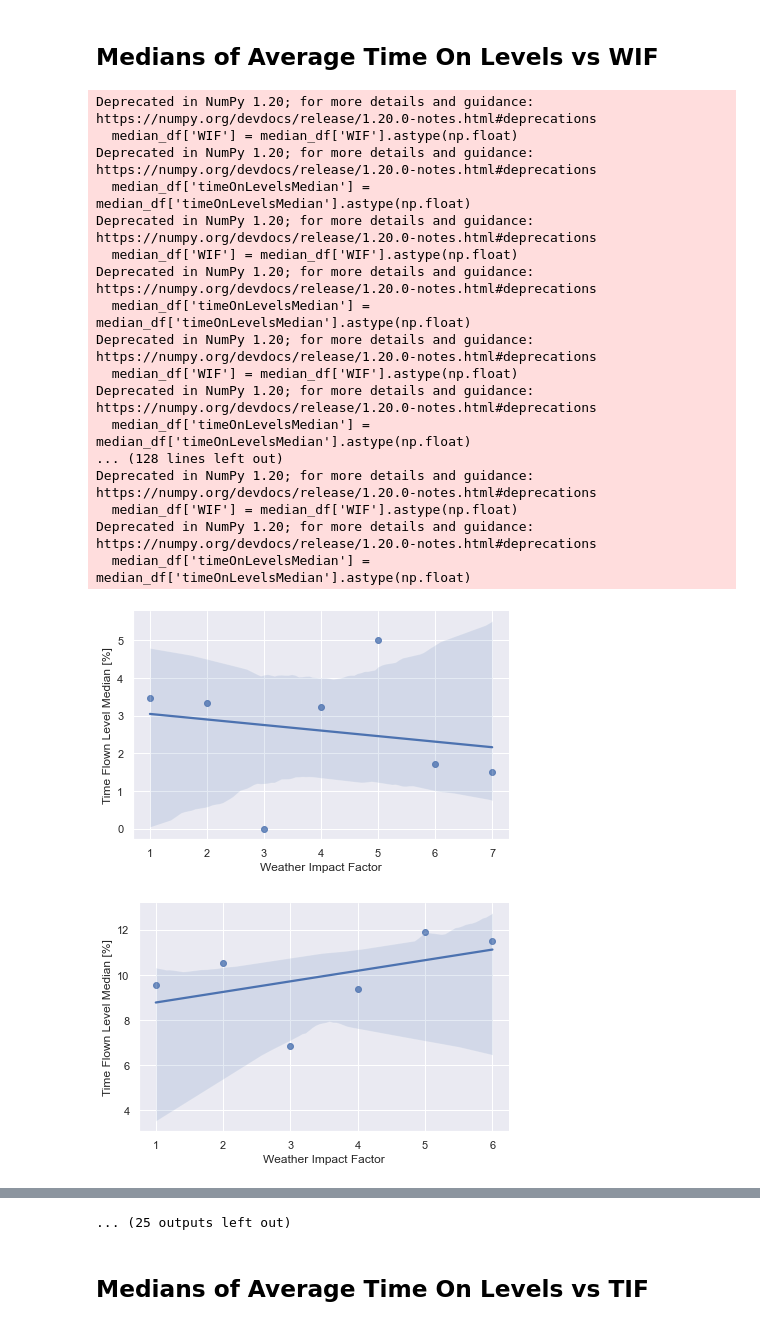
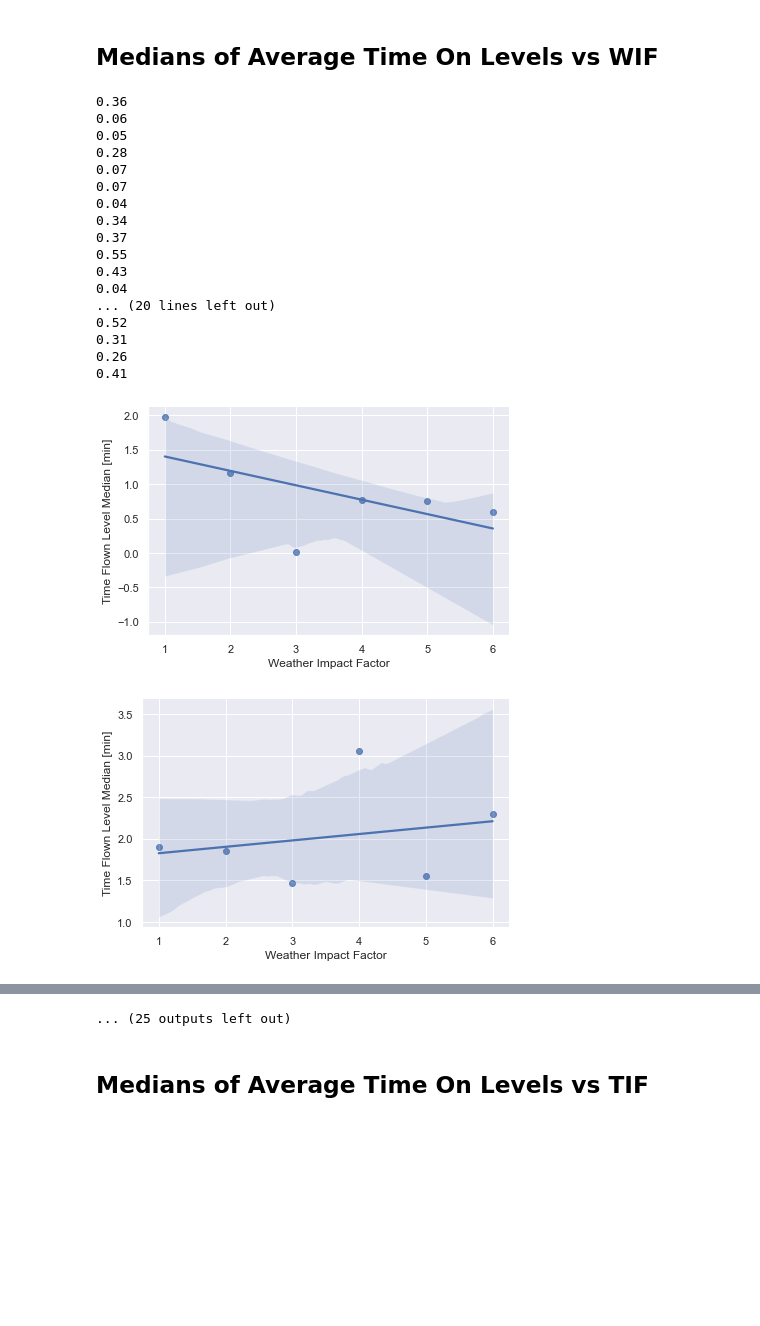
Before and after one commit to anlemett/FlightEfficiencyJournal, a Jupyter notebook: Jupyter/ByClusters/Regression/vertical_PIs_medians_vs_impact_factors.ipynb, the cells around one changed output, grey strips where cells are left out. Saved outputs shown, nothing was run; the diff lists cells and outputs as text; code cells hidden in the pictures; blank space fills up the shorter version.

```diff
--- a/Jupyter/ByClusters/Regression/vertical_PIs_medians_vs_impact_factors.ipynb
+++ b/Jupyter/ByClusters/Regression/vertical_PIs_medians_vs_impact_factors.ipynb
@@ -80,55 +84,59 @@ for runway in RUNWAYS:
         #print(df.head())
         median_df = pd.DataFrame(columns=['WIF', 'timeOnLevelsMedian'])
 
         for idx, group in df.groupby(level='WIF'):
 
-            idx_df = group['timeOnLevelsPercentMean']
-            #idx_df = group['timeOnLevelsMean']
+            #idx_df = group['timeOnLevelsPercentMean']
+            idx_df = group['timeOnLevelsMean']
+            #print(len(idx_df))
 
             idx_median = np.median(idx_df)
             median_df = median_df.append({'WIF': idx, 'timeOnLevelsMedian': idx_median}, ignore_index=True)
 
         median_df['WIF'] = median_df['WIF'].astype(np.float)
         median_df['timeOnLevelsMedian'] = median_df['timeOnLevelsMedian'].astype(np.float)
 
         sns.set(rc={'figure.figsize':(1,1)})
 
         sns.lmplot(x='WIF',y='timeOnLevelsMedian',data=median_df,fit_reg=True, height=4, aspect=3/2);
         plt.xlabel('Weather Impact Factor')
-        #plt.ylabel('Time Flown Level Median [min]')
-        plt.ylabel('Time Flown Level Median [%]')
+        plt.ylabel('Time Flown Level Median [min]')
+        #plt.ylabel('Time Flown Level Median [%]')
 
-        fig_name = "Figures\TimeOnLevelsPercentVsWIF\TimeOnLevelsPercentVsWIF_runway" + runway + "_cluster" + str(cluster) + ".png"
-        #fig_name = "Figures\TimeOnLevelsVsWIF\TimeOnLevelsVsWIF_runway" + runway + "_cluster" + str(cluster) + ".png"
+        #fig_name = "Figures\TimeOnLevelsPercentVsWIF\TimeOnLevelsPercentVsWIF_runway" + runway + "_cluster" + str(cluster) + ".png"
+        fig_name = "Figures\TimeOnLevelsVsWIF\TimeOnLevelsVsWIF_runway" + runway + "_cluster" + str(cluster) + ".png"
         plt.savefig(fig_name)
 
         #statsmodel:
         X_df = median_df[['WIF']]
         y_df = median_df[['timeOnLevelsMedian']]
 
         X2 = sm.add_constant(X_df.values)
         est = sm.OLS(y_df, X2)
         est2 = est.fit()
         #print(est2.summary())
+        rsquare = est2.rsquared
+        #print(f"R-suare is {rsquare:.2f}")
+        print(f"{rsquare:.2f}")
         # with outliers - ESGG: 0.57 ESSA: 0.76
         # without outliers - ESGG: 0.93 ESSA: 0.73
 # %% [output]
-Deprecated in NumPy 1.20; for more details and guidance: https://numpy.org/devdocs/release/1.20.0-notes.html#deprecations
-  median_df['WIF'] = median_df['WIF'].astype(np.float)
-Deprecated in NumPy 1.20; for more details and guidance: https://numpy.org/devdocs/release/1.20.0-notes.html#deprecations
-  median_df['timeOnLevelsMedian'] = median_df['timeOnLevelsMedian'].astype(np.float)
-Deprecated in NumPy 1.20; for more details and guidance: https://numpy.org/devdocs/release/1.20.0-notes.html#deprecations
-  median_df['WIF'] = median_df['WIF'].astype(np.float)
-Deprecated in NumPy 1.20; for more details and guidance: https://numpy.org/devdocs/release/1.20.0-notes.html#deprecations
-  median_df['timeOnLevelsMedian'] = median_df['timeOnLevelsMedian'].astype(np.float)
-Deprecated in NumPy 1.20; for more details and guidance: https://numpy.org/devdocs/release/1.20.0-notes.html#deprecations
-  median_df['WIF'] = median_df['WIF'].astype(np.float)
-Deprecated in NumPy 1.20; for more details and guidance: https://numpy.org/devdocs/release/1.20.0-notes.html#deprecations
-  median_df['timeOnLevelsMedian'] = median_df['timeOnLevelsMedian'].astype(np.float)
-... (128 lines left out)
-Deprecated in NumPy 1.20; for more details and guidance: https://numpy.org/devdocs/release/1.20.0-notes.html#deprecations
-  median_df['WIF'] = median_df['WIF'].astype(np.float)
-Deprecated in NumPy 1.20; for more details and guidance: https://numpy.org/devdocs/release/1.20.0-notes.html#deprecations
-  median_df['timeOnLevelsMedian'] = median_df['timeOnLevelsMedian'].astype(np.float)
+0.36
+0.06
+0.05
+0.28
+0.07
+0.07
+0.04
+0.34
+0.37
+0.55
+0.43
+0.04
+... (20 lines left out)
+0.52
+0.31
+0.26
+0.41
-[figure, old version]
+[figure, new version]
-[figure, old version]
+[figure, new version]
```
Also changed, not shown: parts of 4 cells of this notebook, 19 other files.
